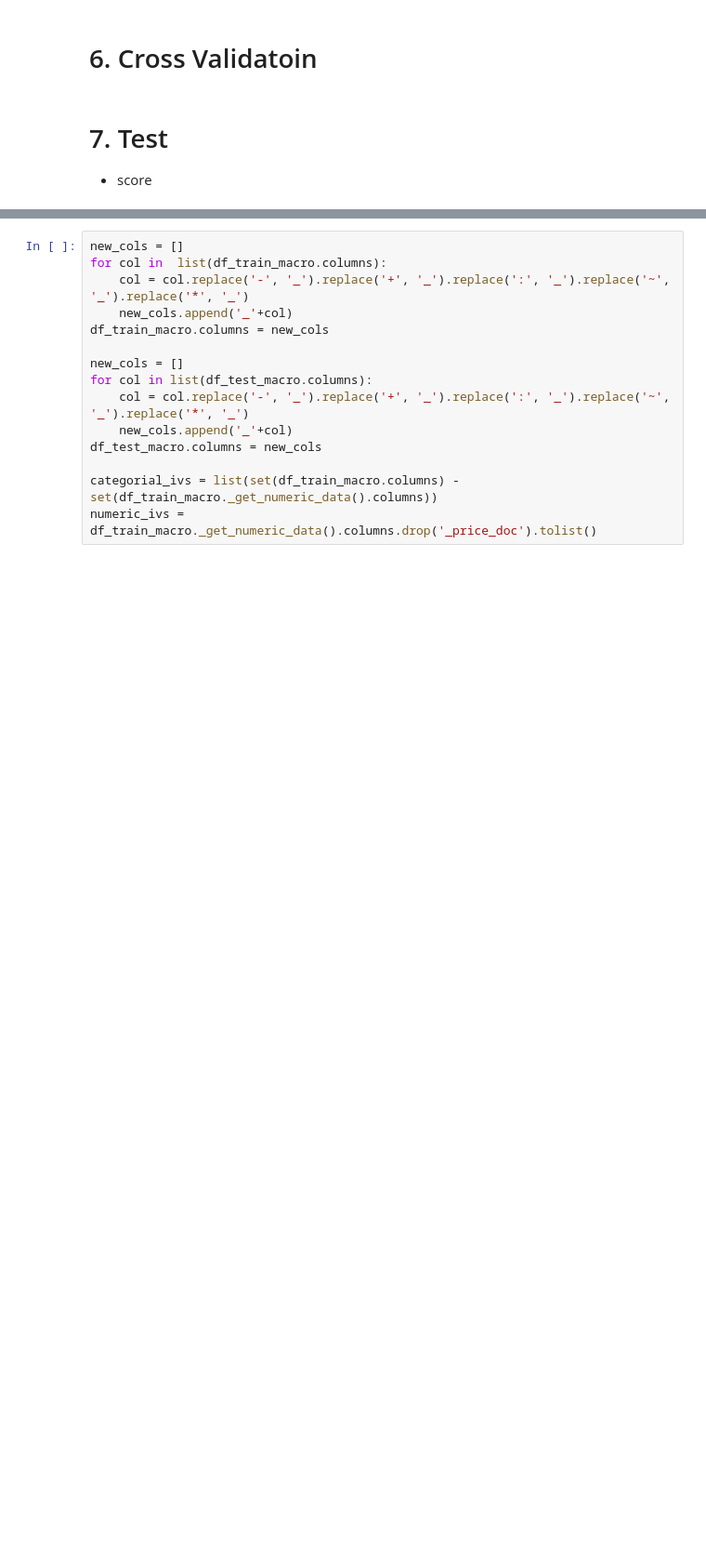
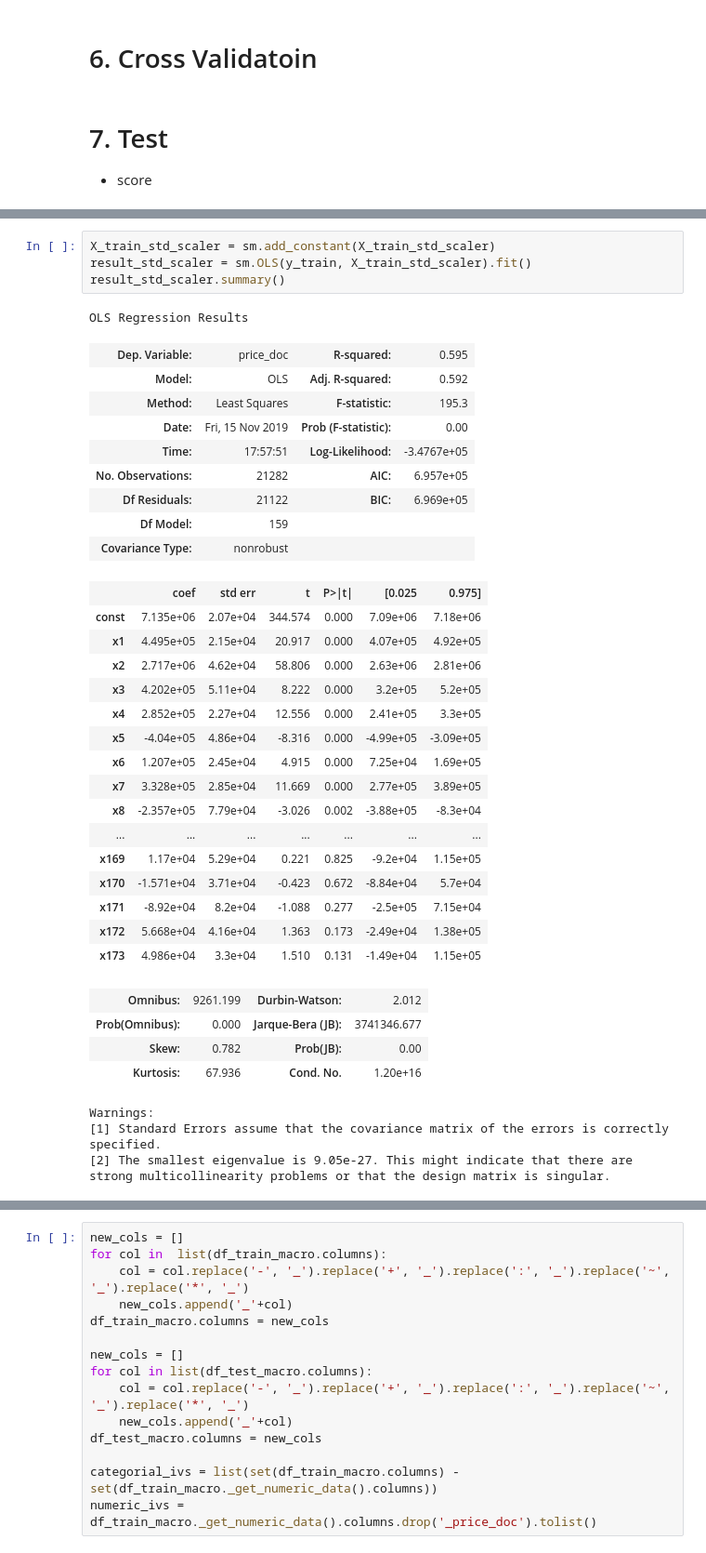
Before and after one commit to hojisu/sberbank-russian-housing-market, a Jupyter notebook: code/Modeling-StatsModels_final2.ipynb, the cells around one changed output, grey strips where cells are left out. Shown at 93% size. Cells and saved outputs as stored; diff of their text form; blank space fills up the shorter version.

```diff
--- a/code/Modeling-StatsModels_final2.ipynb
+++ b/code/Modeling-StatsModels_final2.ipynb
@@ -97,0 +172,39 @@ Replace -, +, :, ~, * in column name with underscore
+# %%
+X_train_std_scaler = sm.add_constant(X_train_std_scaler)
+result_std_scaler = sm.OLS(y_train, X_train_std_scaler).fit()
+result_std_scaler.summary()
+# %% [output]
+OLS Regression Results
+| Dep. Variable: | price_doc | R-squared: | 0.595 |
+| Model: | OLS | Adj. R-squared: | 0.592 |
+| Method: | Least Squares | F-statistic: | 195.3 |
+| Date: | Fri, 15 Nov 2019 | Prob (F-statistic): | 0.00 |
+| Time: | 17:57:51 | Log-Likelihood: | -3.4767e+05 |
+| No. Observations: | 21282 | AIC: | 6.957e+05 |
+| Df Residuals: | 21122 | BIC: | 6.969e+05 |
+| Df Model: | 159 |  |  |
+| Covariance Type: | nonrobust |  |  |
+|  | coef | std err | t | P>|t| | [0.025 | 0.975] |
+| const | 7.135e+06 | 2.07e+04 | 344.574 | 0.000 | 7.09e+06 | 7.18e+06 |
+| x1 | 4.495e+05 | 2.15e+04 | 20.917 | 0.000 | 4.07e+05 | 4.92e+05 |
+| x2 | 2.717e+06 | 4.62e+04 | 58.806 | 0.000 | 2.63e+06 | 2.81e+06 |
+| x3 | 4.202e+05 | 5.11e+04 | 8.222 | 0.000 | 3.2e+05 | 5.2e+05 |
+| x4 | 2.852e+05 | 2.27e+04 | 12.556 | 0.000 | 2.41e+05 | 3.3e+05 |
+| x5 | -4.04e+05 | 4.86e+04 | -8.316 | 0.000 | -4.99e+05 | -3.09e+05 |
+| x6 | 1.207e+05 | 2.45e+04 | 4.915 | 0.000 | 7.25e+04 | 1.69e+05 |
+| x7 | 3.328e+05 | 2.85e+04 | 11.669 | 0.000 | 2.77e+05 | 3.89e+05 |
+| x8 | -2.357e+05 | 7.79e+04 | -3.026 | 0.002 | -3.88e+05 | -8.3e+04 |
+| ... | ... | ... | ... | ... | ... | ... |
+| x169 | 1.17e+04 | 5.29e+04 | 0.221 | 0.825 | -9.2e+04 | 1.15e+05 |
+| x170 | -1.571e+04 | 3.71e+04 | -0.423 | 0.672 | -8.84e+04 | 5.7e+04 |
+| x171 | -8.92e+04 | 8.2e+04 | -1.088 | 0.277 | -2.5e+05 | 7.15e+04 |
+| x172 | 5.668e+04 | 4.16e+04 | 1.363 | 0.173 | -2.49e+04 | 1.38e+05 |
+| x173 | 4.986e+04 | 3.3e+04 | 1.510 | 0.131 | -1.49e+04 | 1.15e+05 |
+| Omnibus: | 9261.199 | Durbin-Watson: | 2.012 |
+| Prob(Omnibus): | 0.000 | Jarque-Bera (JB): | 3741346.677 |
+| Skew: | 0.782 | Prob(JB): | 0.00 |
+| Kurtosis: | 67.936 | Cond. No. | 1.20e+16 |
+Warnings:
+[1] Standard Errors assume that the covariance matrix of the errors is correctly specified.
+[2] The smallest eigenvalue is 9.05e-27. This might indicate that there are
+strong multicollinearity problems or that the design matrix is singular.
```
Also changed, not shown: parts of 20 cells of this notebook, 2 other files.
